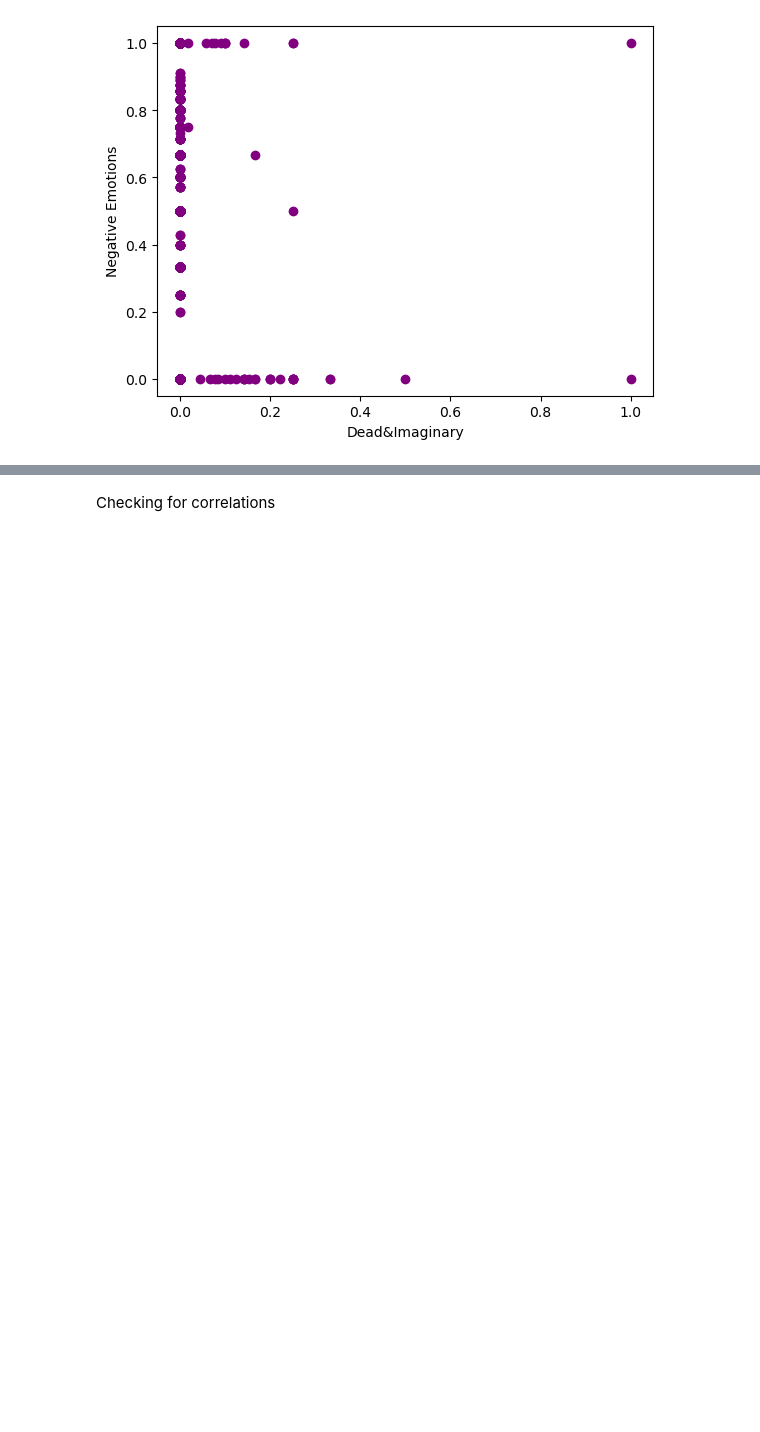
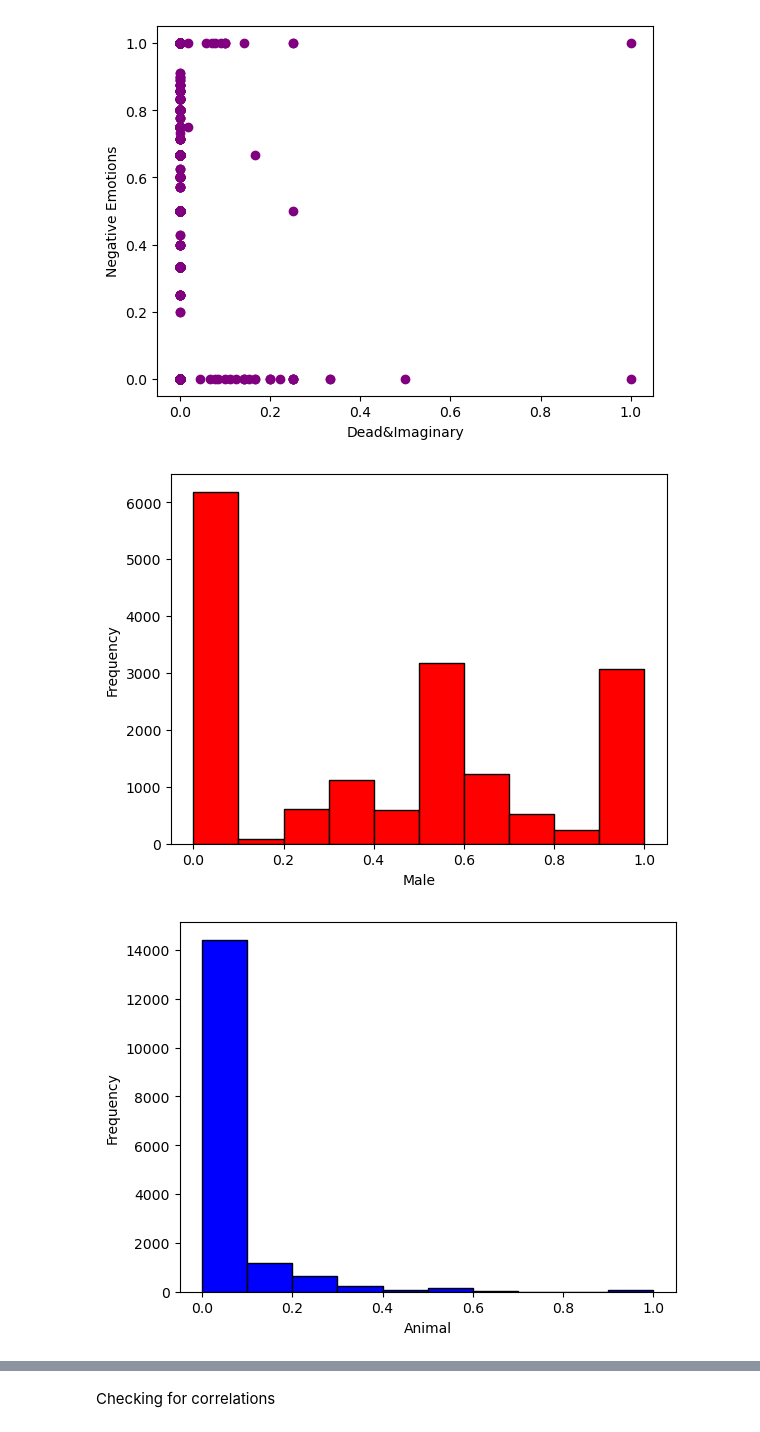
Before and after one commit to erika-ld/CPSC483-Machine-Learning-Project, a Jupyter notebook: data_preprocessing.ipynb, the cells around one changed output, grey strips where cells are left out. Drawn from its saved outputs; the diff is of its cells as text; code cells hidden in the pictures; blank space fills up the shorter version.

Commit message:
Added additional data visualization plots - histograms

```diff
--- a/data_preprocessing.ipynb
+++ b/data_preprocessing.ipynb
@@ -266,3 +266,31 @@ plt.scatter(X_train['Dead&Imaginary'], y_train, color = 'purple')
 plt.show()
 # %% [output]
 [figure]
+# %%
+plt.hist(X_train['Male'], bins=10, color='red', edgecolor='black')
+plt.xlabel('Male')
+plt.ylabel('Frequency')
+plt.show()
+
+plt.hist(X_train['Animal'], bins=10, color='blue', edgecolor='black')
+plt.xlabel('Animal')
+plt.ylabel('Frequency')
+plt.show()
+
+plt.hist(X_train['Friends'], bins=10, color='green', edgecolor='black')
+plt.xlabel('Friends')
+plt.ylabel('Frequency')
+plt.show()
+
+plt.hist(X_train['Family'], bins=10, color='yellow', edgecolor='black')
+plt.xlabel('Family')
+plt.ylabel('Frequency')
+plt.show()
+
+plt.hist(X_train['Dead&Imaginary'], bins=10, color='purple', edgecolor='black')
+plt.xlabel('Dead&Imaginary')
+plt.ylabel('Frequency')
+plt.show()
+# %% [output]
+[figure, added]
+[figure, added]
```
Also changed, not shown: parts of 1 cell of this notebook.
